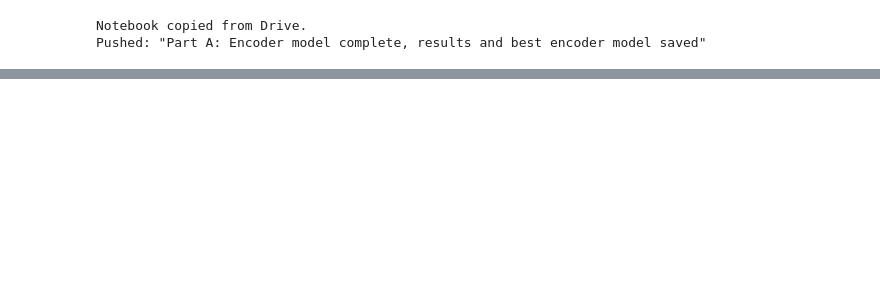
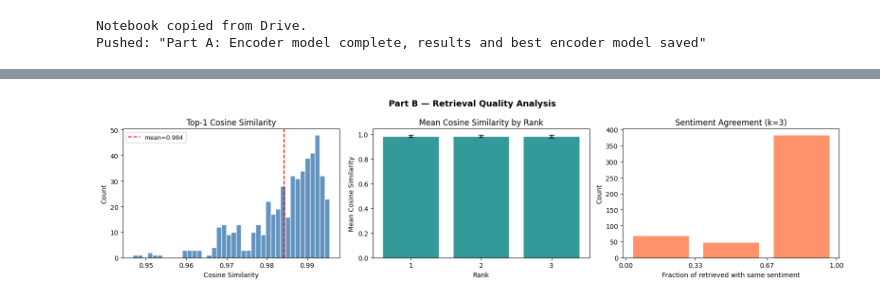
Before and after one commit to Fatima-Siddiqa/NLP-Assignment3, a Jupyter notebook: i232543-NLP-Assignment3.ipynb, the cells around one changed output, grey strips where cells are left out. Drawn from its saved outputs; the diff is of its cells as text; code cells hidden in the pictures; blank space fills up the shorter version.

Commit message:
Part B: retrieval module complete, context saved

```diff
--- a/i232543-NLP-Assignment3.ipynb
+++ b/i232543-NLP-Assignment3.ipynb
@@ -1934,0 +1936,16 @@ hhhhhhhhhjhjhjhjhjghg
+# %%
+# Build the retrieval index
+
+# Convert to float32 tensor and L2-normalise
+_emb_tensor = torch.tensor(train_embeddings, dtype=torch.float32)             # (N, 128)
+INDEX_EMBEDDINGS = F.normalize(_emb_tensor, p=2, dim=1)                        # (N, 128)  GPU
+INDEX_EMBEDDINGS = INDEX_EMBEDDINGS.to(DEVICE)
+
+# Keep metadata as lists for fast access
+INDEX_TEXTS       = train_texts           # list[str]
+INDEX_SENT_LABELS = train_sent_labels     # np.ndarray  (N,)
+INDEX_HELP_LABELS = train_help_labels     # np.ndarray  (N,)
+
+SENTIMENT_NAMES = {0: 'Negative', 1: 'Neutral', 2: 'Positive'}
+
+print(f'Retrieval index ready: {INDEX_EMBEDDINGS.shape} on {INDEX_EMBEDDINGS.device}')
@@ -1934,0 +2090,71 @@ hhhhhhhhhjhjhjhjhjghg
+# %%
+# Similarity score distribution plot
+"""
+We sample 500 test reviews and plot:
+  (a) the distribution of top-1 cosine similarity scores
+  (b) how similarity varies with rank (1 -> k) — showing diversity drop-off
+  (c) sentiment agreement rate between query and its top-k neighbours
+"""
+
+# Sample from test_data
+np.random.seed(42)
+sample_size = min(500, len(test_data))
+sample_idxs = np.random.choice(len(test_data), size=sample_size, replace=False)
+sample_reviews = [test_data[i] for i in sample_idxs]
+
+# Collect stats
+top1_sims, topk_sims_by_rank, sent_agreement = [], [[] for _ in range(TOP_K)], []
+
+for item in sample_reviews:
+    q_emb = get_query_embedding(item['text'])
+    results = retrieve_top_k(q_emb, k=TOP_K)
+    top1_sims.append(results[0]['similarity'])
+    for r in results:
+        topk_sims_by_rank[r['rank'] - 1].append(r['similarity'])
+    # Sentiment agreement: fraction of retrieved that share the query's sentiment
+    agree = sum(1 for r in results if r['sentiment'] == item['sentiment']) / TOP_K
+    sent_agreement.append(agree)
+
+fig, axes = plt.subplots(1, 3, figsize=(16, 4))
+fig.suptitle('Part B — Retrieval Quality Analysis', fontsize=13, fontweight='bold')
+
+# (a) Top-1 similarity distribution
+axes[0].hist(top1_sims, bins=40, color='steelblue', edgecolor='white', alpha=0.85)
+axes[0].axvline(np.mean(top1_sims), color='red', linestyle='--',
+                label=f'mean={np.mean(top1_sims):.3f}')
+axes[0].set_title('Top-1 Cosine Similarity')
+axes[0].set_xlabel('Cosine Similarity')
+axes[0].set_ylabel('Count')
+axes[0].legend(fontsize=9)
+
+# (b) Mean similarity by rank
+mean_by_rank = [np.mean(topk_sims_by_rank[i]) for i in range(TOP_K)]
+std_by_rank  = [np.std(topk_sims_by_rank[i])  for i in range(TOP_K)]
+ranks = list(range(1, TOP_K + 1))
+axes[1].bar(ranks, mean_by_rank, color='teal', alpha=0.8, edgecolor='white')
+axes[1].errorbar(ranks, mean_by_rank, yerr=std_by_rank, fmt='none',
+                 color='black', capsize=4)
+axes[1].set_title('Mean Cosine Similarity by Rank')
+axes[1].set_xlabel('Rank')
+axes[1].set_ylabel('Mean Cosine Similarity')
+axes[1].set_xticks(ranks)
+
+# (c) Sentiment agreement
+axes[2].hist(sent_agreement, bins=[0, 1/TOP_K, 2/TOP_K, 1.0 + 1e-6],
+             color='coral', edgecolor='white', alpha=0.85, rwidth=0.8)
+axes[2].set_title(f'Sentiment Agreement (k={TOP_K})')
+axes[2].set_xlabel('Fraction of retrieved with same sentiment')
+axes[2].set_ylabel('Count')
+axes[2].set_xticks([0, round(1/TOP_K, 2), round(2/TOP_K, 2), 1.0])
+
+plt.tight_layout()
+plot_path = f'{REPO_PATH}/results/partB_retrieval_analysis.png'
+plt.savefig(plot_path, dpi=150, bbox_inches='tight')
+plt.show()
+print(f'Plot saved → {plot_path}')
+print(f'\nRetrieval quality summary (n={sample_size}):')
+print(f'  Mean top-1 cosine similarity : {np.mean(top1_sims):.4f}')
+print(f'  Std  top-1 cosine similarity : {np.std(top1_sims):.4f}')
+print(f'  Mean sentiment agreement     : {np.mean(sent_agreement)*100:.1f}%')
+# %% [output]
+[figure, added]
```
Also changed, not shown: parts of 11 cells of this notebook, 2 other files.
